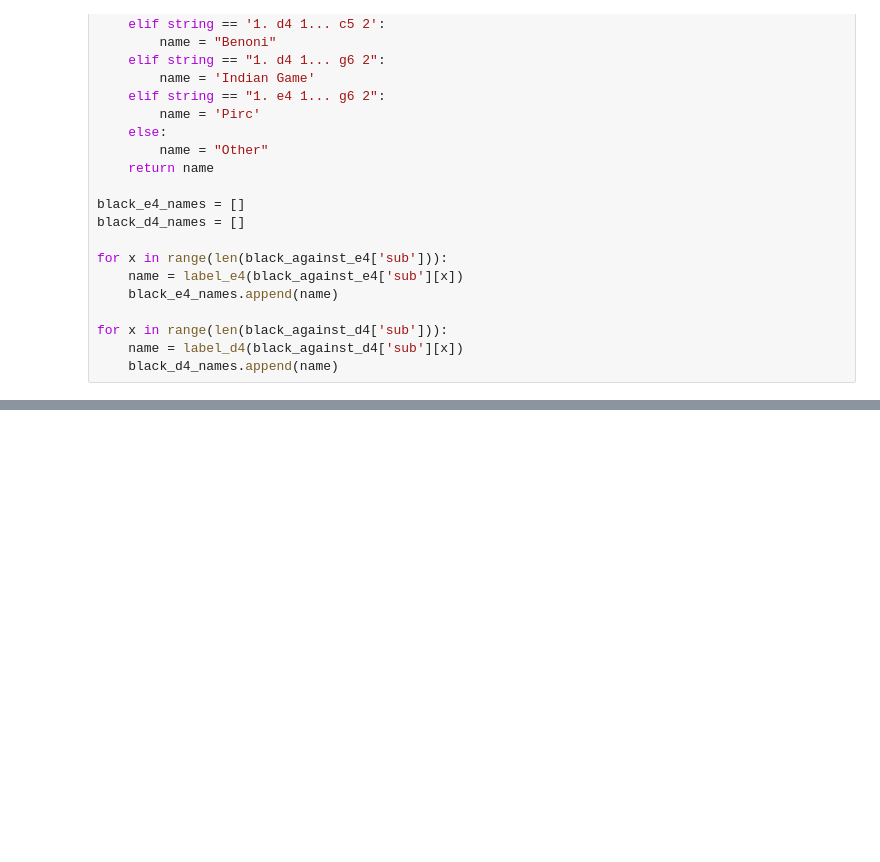
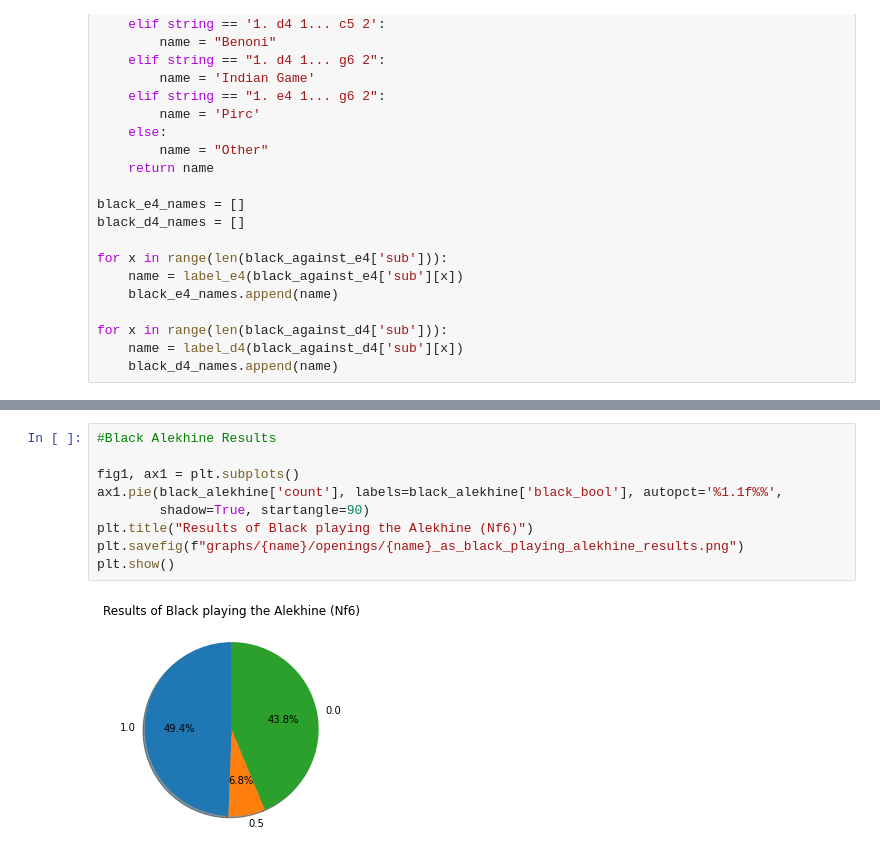
Before and after one commit to jsteele619/chess_scraping_project, a Jupyter notebook: chess_df_and _graphs.ipynb, the cells around one changed output, grey strips where cells are left out. Saved outputs shown, nothing was run; the diff lists cells and outputs as text; blank space fills up the shorter version.

```diff
--- a/chess_df_and _graphs.ipynb
+++ b/chess_df_and _graphs.ipynb
@@ -859,3 +792,14 @@ plt.show()
+# %%
+#Black Alekhine Results
+
+fig1, ax1 = plt.subplots()
+ax1.pie(black_alekhine['count'], labels=black_alekhine['black_bool'], autopct='%1.1f%%',
+        shadow=True, startangle=90)
+plt.title("Results of Black playing the Alekhine (Nf6)")
+plt.savefig(f"graphs/{name}/openings/{name}_as_black_playing_alekhine_results.png")
+plt.show()
+# %% [output]
+[figure, added]
 # %%
 #Black Queens Game Results
 
```
Also changed, not shown: parts of 35 cells of this notebook, 57 other files.
